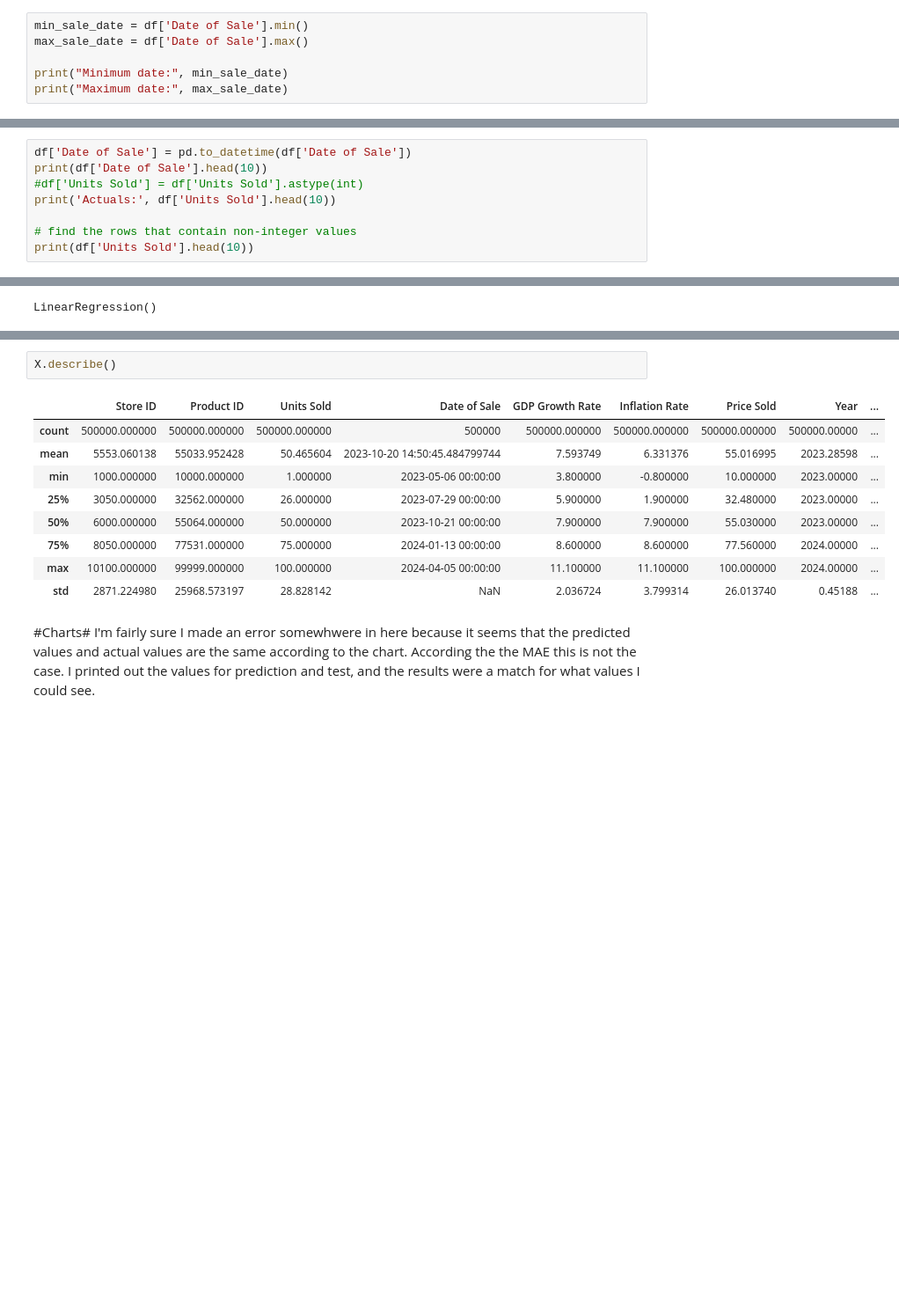
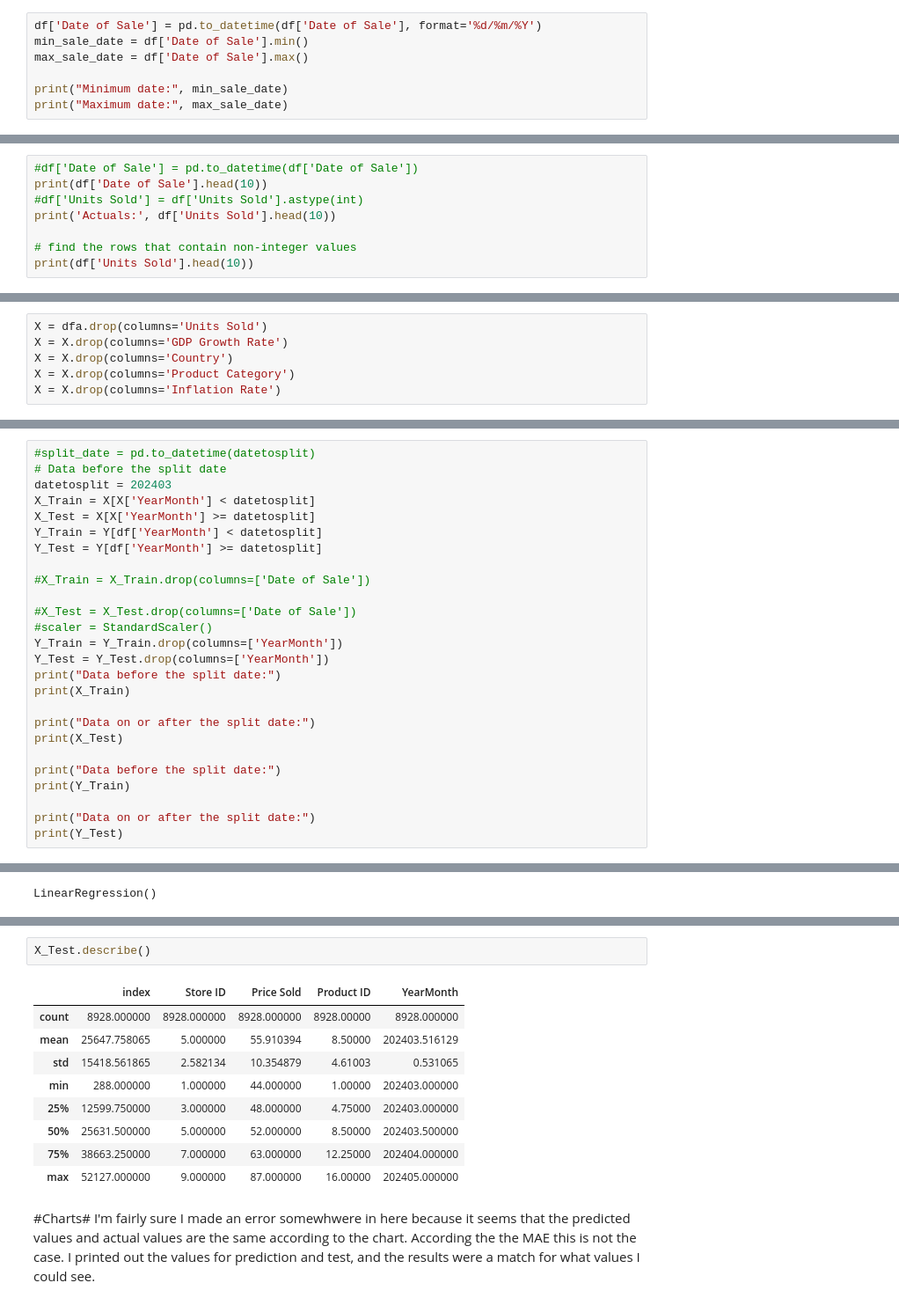
Before and after one commit to kevinhoffmanglyde/oxfordgenaigroup2, a Jupyter notebook: Group2EndtoEnd.ipynb, the cells around one changed output, grey strips where cells are left out. Shown: that part at 88% size. Cells and saved outputs as stored; diff of their text form; blank space fills up the shorter version.

```diff
--- a/Group2EndtoEnd.ipynb
+++ b/Group2EndtoEnd.ipynb
@@ -146,4 +219,5 @@ plt.show()
 # %%
+df['Date of Sale'] = pd.to_datetime(df['Date of Sale'], format='%d/%m/%Y')
 min_sale_date = df['Date of Sale'].min()
 max_sale_date = df['Date of Sale'].max()
 
@@ -161,7 +235,7 @@ So, selecting out test and train data set should probably be on dates rather tha
 Once the data split is completed, I had to drop the Date of Sale feature because it would not process as a number.  The componensts of the date can be reconstituted for charts at a later point.
 The below includes one-hot encoding for the Product Category and Country.
 # %%
-df['Date of Sale'] = pd.to_datetime(df['Date of Sale'])
+#df['Date of Sale'] = pd.to_datetime(df['Date of Sale'])
 print(df['Date of Sale'].head(10))
 #df['Units Sold'] = df['Units Sold'].astype(int)
 print('Actuals:', df['Units Sold'].head(10))
@@ -254,0 +329,6 @@ Name: Units Sold, Length: 96539, dtype: int64
+# %%
+X = dfa.drop(columns='Units Sold')
+X = X.drop(columns='GDP Growth Rate')
+X = X.drop(columns='Country')
+X = X.drop(columns='Product Category')
+X = X.drop(columns='Inflation Rate')
@@ -254,0 +357,26 @@ Name: Units Sold, Length: 96539, dtype: int64
+# %%
+#split_date = pd.to_datetime(datetosplit)
+# Data before the split date
+datetosplit = 202403
+X_Train = X[X['YearMonth'] < datetosplit]
+X_Test = X[X['YearMonth'] >= datetosplit]
+Y_Train = Y[df['YearMonth'] < datetosplit]
+Y_Test = Y[df['YearMonth'] >= datetosplit]
+
+#X_Train = X_Train.drop(columns=['Date of Sale'])
+
+#X_Test = X_Test.drop(columns=['Date of Sale'])
+#scaler = StandardScaler()
+Y_Train = Y_Train.drop(columns=['YearMonth'])
+Y_Test = Y_Test.drop(columns=['YearMonth'])
+print("Data before the split date:")
+print(X_Train)
+
+print("Data on or after the split date:")
+print(X_Test)
+
+print("Data before the split date:")
+print(Y_Train)
+
+print("Data on or after the split date:")
+print(Y_Test)
@@ -292,15 +438,15 @@ R² score: 1.0
 # %%
-X.describe()
+X_Test.describe()
 # %% [output]
-|  | Store ID | Product ID | Units Sold | Date of Sale | GDP Growth Rate | Inflation Rate | Price Sold | Year | ... |
-| count | 500000.000000 | 500000.000000 | 500000.000000 | 500000 | 500000.000000 | 500000.000000 | 500000.000000 | 500000.00000 | ... |
-| mean | 5553.060138 | 55033.952428 | 50.465604 | 2023-10-20 14:50:45.484799744 | 7.593749 | 6.331376 | 55.016995 | 2023.28598 | ... |
-| min | 1000.000000 | 10000.000000 | 1.000000 | 2023-05-06 00:00:00 | 3.800000 | -0.800000 | 10.000000 | 2023.00000 | ... |
-| 25% | 3050.000000 | 32562.000000 | 26.000000 | 2023-07-29 00:00:00 | 5.900000 | 1.900000 | 32.480000 | 2023.00000 | ... |
-| 50% | 6000.000000 | 55064.000000 | 50.000000 | 2023-10-21 00:00:00 | 7.900000 | 7.900000 | 55.030000 | 2023.00000 | ... |
-| 75% | 8050.000000 | 77531.000000 | 75.000000 | 2024-01-13 00:00:00 | 8.600000 | 8.600000 | 77.560000 | 2024.00000 | ... |
-| max | 10100.000000 | 99999.000000 | 100.000000 | 2024-04-05 00:00:00 | 11.100000 | 11.100000 | 100.000000 | 2024.00000 | ... |
-| std | 2871.224980 | 25968.573197 | 28.828142 | NaN | 2.036724 | 3.799314 | 26.013740 | 0.45188 | ... |
+|  | index | Store ID | Price Sold | Product ID | YearMonth |
+| count | 8928.000000 | 8928.000000 | 8928.000000 | 8928.00000 | 8928.000000 |
+| mean | 25647.758065 | 5.000000 | 55.910394 | 8.50000 | 202403.516129 |
+| std | 15418.561865 | 2.582134 | 10.354879 | 4.61003 | 0.531065 |
+| min | 288.000000 | 1.000000 | 44.000000 | 1.00000 | 202403.000000 |
+| 25% | 12599.750000 | 3.000000 | 48.000000 | 4.75000 | 202403.000000 |
+| 50% | 25631.500000 | 5.000000 | 52.000000 | 8.50000 | 202403.500000 |
+| 75% | 38663.250000 | 7.000000 | 63.000000 | 12.25000 | 202404.000000 |
+| max | 52127.000000 | 9.000000 | 87.000000 | 16.00000 | 202405.000000 |
 # %% [markdown]
 #Charts#
 I'm fairly sure I made an error somewhwere in here because it seems that the predicted values and actual values are the same according to the chart.  According the the MAE this is not the case.
```
Also changed, not shown: parts of 48 cells of this notebook.
